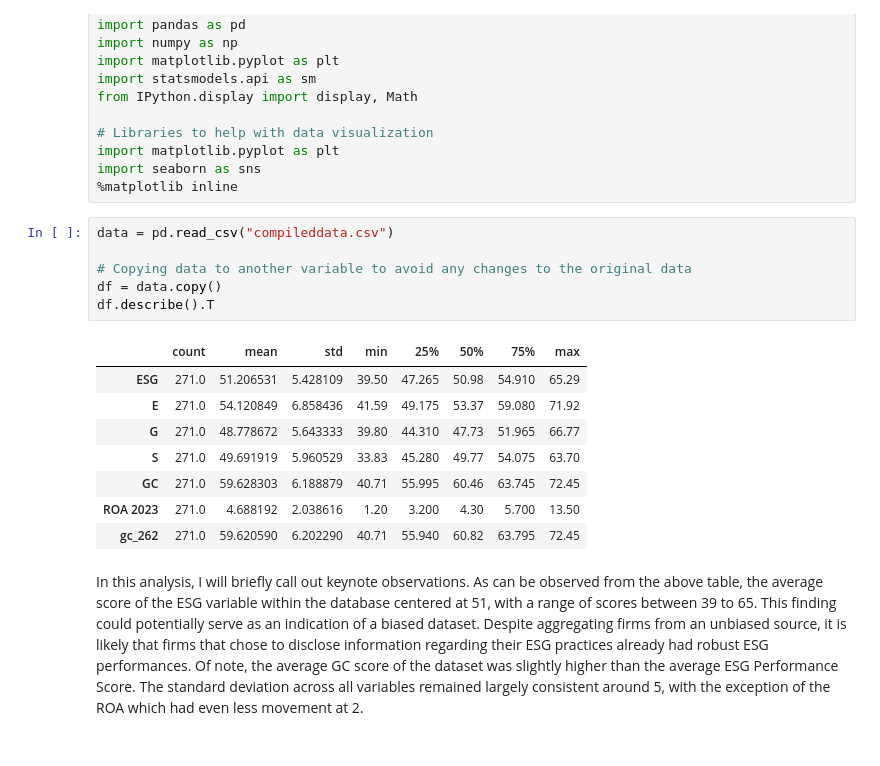
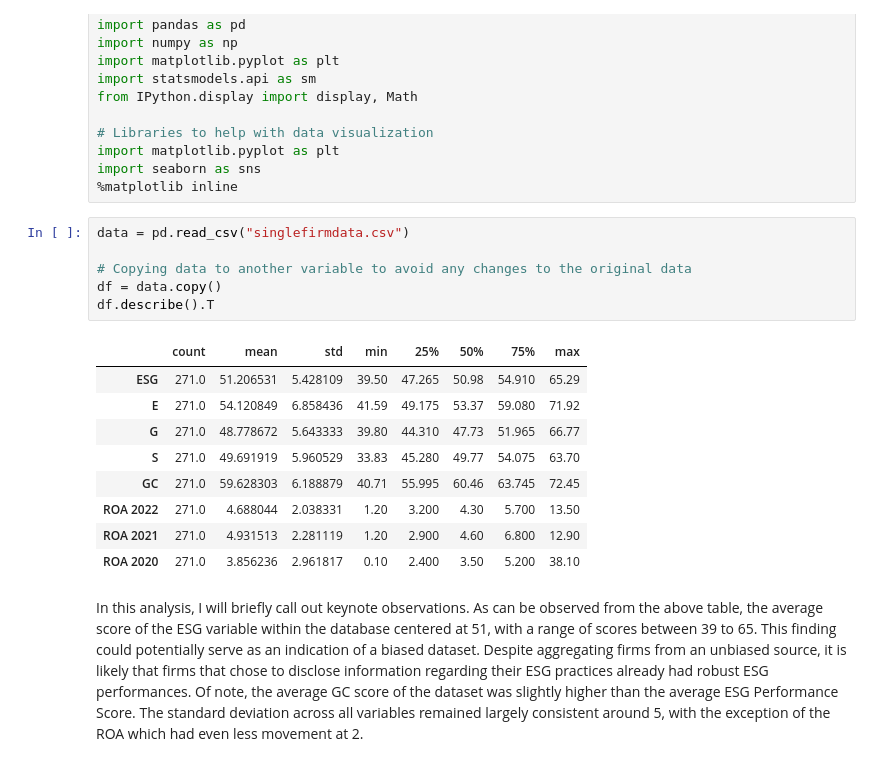
Before and after one commit to avnikadubey/as.180.369, a Jupyter notebook: contrib/avnikadubey/jupyterbook-avnikadubey/avnikadubey-paper.ipynb, the cells around one changed output. Saved outputs shown, nothing was run; the diff lists cells and outputs as text.

```diff
--- a/contrib/avnikadubey/jupyterbook-avnikadubey/avnikadubey-paper.ipynb
+++ b/contrib/avnikadubey/jupyterbook-avnikadubey/avnikadubey-paper.ipynb
@@ -200,20 +261,21 @@ import matplotlib.pyplot as plt
 import seaborn as sns
 %matplotlib inline
 # %%
-data = pd.read_csv("compileddata.csv")
+data = pd.read_csv("singlefirmdata.csv")
 
 # Copying data to another variable to avoid any changes to the original data
 df = data.copy()
 df.describe().T
 # %% [output]
 |  | count | mean | std | min | 25% | 50% | 75% | max |
 | ESG | 271.0 | 51.206531 | 5.428109 | 39.50 | 47.265 | 50.98 | 54.910 | 65.29 |
 | E | 271.0 | 54.120849 | 6.858436 | 41.59 | 49.175 | 53.37 | 59.080 | 71.92 |
 | G | 271.0 | 48.778672 | 5.643333 | 39.80 | 44.310 | 47.73 | 51.965 | 66.77 |
 | S | 271.0 | 49.691919 | 5.960529 | 33.83 | 45.280 | 49.77 | 54.075 | 63.70 |
 | GC | 271.0 | 59.628303 | 6.188879 | 40.71 | 55.995 | 60.46 | 63.745 | 72.45 |
-| ROA 2023 | 271.0 | 4.688192 | 2.038616 | 1.20 | 3.200 | 4.30 | 5.700 | 13.50 |
-| gc_262 | 271.0 | 59.620590 | 6.202290 | 40.71 | 55.940 | 60.82 | 63.795 | 72.45 |
+| ROA 2022 | 271.0 | 4.688044 | 2.038331 | 1.20 | 3.200 | 4.30 | 5.700 | 13.50 |
+| ROA 2021 | 271.0 | 4.931513 | 2.281119 | 1.20 | 2.900 | 4.60 | 6.800 | 12.90 |
+| ROA 2020 | 271.0 | 3.856236 | 2.961817 | 0.10 | 2.400 | 3.50 | 5.200 | 38.10 |
 # %% [markdown]
 In this analysis, I will briefly call out keynote observations. As can be observed from the above table, the average score of the ESG variable within the database centered at 51, with a range of scores between 39 to 65. This finding could potentially serve as an indication of a biased dataset. Despite aggregating firms from an unbiased source, it is likely that firms that chose to disclose information regarding their ESG practices already had robust ESG performances. Of note, the average GC score of the dataset was slightly higher than the average ESG Performance Score. The standard deviation across all variables remained largely consistent around 5, with the exception of the ROA which had even less movement at 2.
 # %% [markdown]
```
Also changed, not shown: parts of 7 cells of this notebook.
